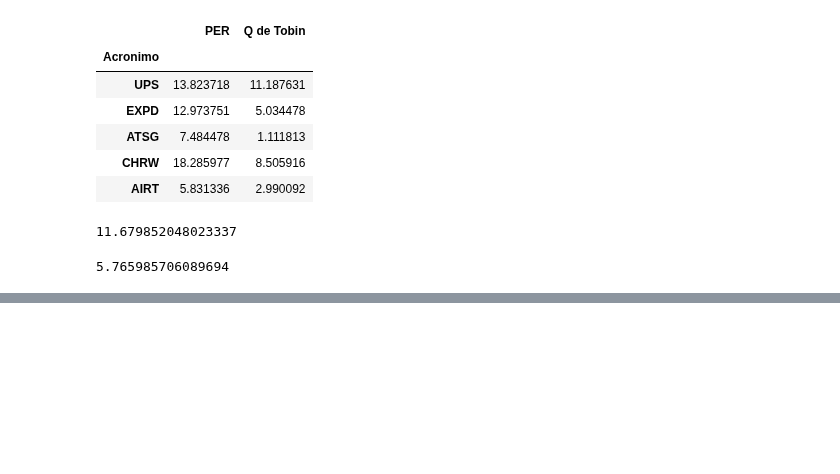
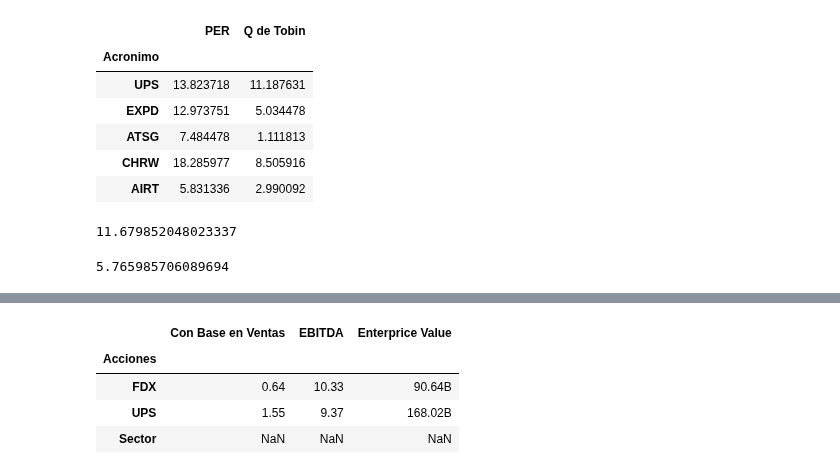
Before and after one commit to gabilang12/finanzas_corporativas, a Jupyter notebook: fc_parte_6.ipynb, the cells around one changed output, grey strips where cells are left out. Drawn from its saved outputs; the diff is of its cells as text; code cells hidden in the pictures; blank space fills up the shorter version.

```diff
--- a/fc_parte_6.ipynb
+++ b/fc_parte_6.ipynb
@@ -772,0 +794,44 @@ En general, el valor de una firma estaría definido por: X * indicador escogido,
+# %%
+for x in evaluar:
+    if x != "Sector":
+        index = x
+        url_statistics = 'https://finance.yahoo.com/quote/' + index + '/key-statistics?p=' + index
+
+        import requests
+        read_data = requests.get(url_statistics,headers={'User-Agent': 'Mozilla/5.0 (Macintosh; Intel Mac OS X 10_13_4) AppleWebKit/537.36 (KHTML, like Gecko) Chrome/35.0.1916.47 Safari/537.36'})
+
+        soup_is= BeautifulSoup(read_data.content,"lxml")
+
+        divTag = soup_is.find_all("td", {"class": {"Fw(500)","Ta(end)","Pstart(10px)","Miw(60px)","Pos(st)","Start(0)"}})
+
+        ls= []
+        ls.append("Name")
+        ls.append("Value")
+
+        for tag in divTag:
+            tag_value =  tag.get('value')
+            ls.append(tag.text)
+
+        new_ls = list(filter(None,ls))
+        is_data = list(zip(*[iter(new_ls)]*2))
+
+        statistics = pd.DataFrame(is_data[0:])
+        statistics.columns = statistics.iloc[0] #Nombramos las columnas con la primera fila del dataframe
+        statistics.drop(statistics.index[0],inplace=True) #eliminamos la primera fila
+        statistics = statistics.set_index('Name')#nombramos los indices del Dataframe con los valores de la columna breakdown
+
+        con_base_en_ventas = statistics['Value']['Price/Sales (ttm)']
+        ebitda = statistics['Value']['Enterprise Value/EBITDA ']
+        enterprice_value = statistics['Value']['Enterprise Value ']
+
+        tabla_multiplos['Con Base en Ventas'][x] = con_base_en_ventas
+        tabla_multiplos['EBITDA'][x] = ebitda
+        tabla_multiplos['Enterprice Value'][x] = enterprice_value
+# %%
+tabla_multiplos
+# %% [output]
+|  | Con Base en Ventas | EBITDA | Enterprice Value |
+| Acciones |  |  |  |
+| FDX | 0.64 | 10.33 | 90.64B |
+| UPS | 1.55 | 9.37 | 168.02B |
+| Sector | NaN | NaN | NaN |
```
Also changed, not shown: parts of 3 cells of this notebook.
